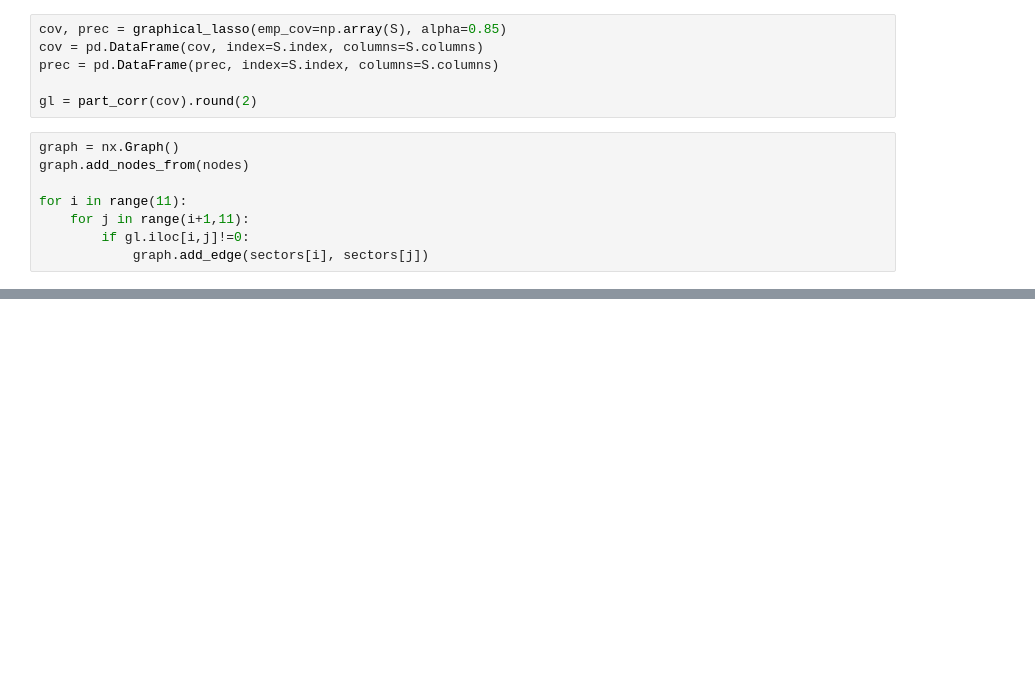
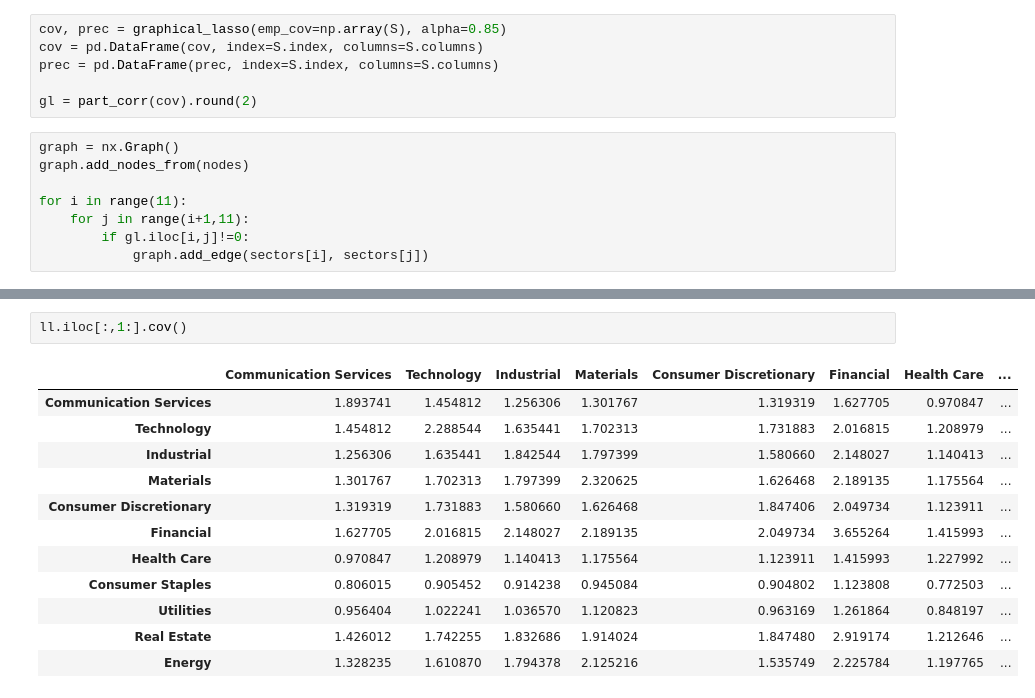
Before and after one commit to MegaCookies88/MSc.-Thesis-EVT-SP500, a Jupyter notebook: Jupyter_Notebooks/EPCA.ipynb, the cells around one changed output, grey strips where cells are left out. Cells and saved outputs as stored; diff of their text form; blank space fills up the shorter version.

```diff
--- a/Jupyter_Notebooks/EPCA.ipynb
+++ b/Jupyter_Notebooks/EPCA.ipynb
@@ -521,0 +530,15 @@ plt.show()
+# %%
+ll.iloc[:,1:].cov()
+# %% [output]
+|  | Communication Services | Technology | Industrial | Materials | Consumer Discretionary | Financial | Health Care | ... |
+| Communication Services | 1.893741 | 1.454812 | 1.256306 | 1.301767 | 1.319319 | 1.627705 | 0.970847 | ... |
+| Technology | 1.454812 | 2.288544 | 1.635441 | 1.702313 | 1.731883 | 2.016815 | 1.208979 | ... |
+| Industrial | 1.256306 | 1.635441 | 1.842544 | 1.797399 | 1.580660 | 2.148027 | 1.140413 | ... |
+| Materials | 1.301767 | 1.702313 | 1.797399 | 2.320625 | 1.626468 | 2.189135 | 1.175564 | ... |
+| Consumer Discretionary | 1.319319 | 1.731883 | 1.580660 | 1.626468 | 1.847406 | 2.049734 | 1.123911 | ... |
+| Financial | 1.627705 | 2.016815 | 2.148027 | 2.189135 | 2.049734 | 3.655264 | 1.415993 | ... |
+| Health Care | 0.970847 | 1.208979 | 1.140413 | 1.175564 | 1.123911 | 1.415993 | 1.227992 | ... |
+| Consumer Staples | 0.806015 | 0.905452 | 0.914238 | 0.945084 | 0.904802 | 1.123808 | 0.772503 | ... |
+| Utilities | 0.956404 | 1.022241 | 1.036570 | 1.120823 | 0.963169 | 1.261864 | 0.848197 | ... |
+| Real Estate | 1.426012 | 1.742255 | 1.832686 | 1.914024 | 1.847480 | 2.919174 | 1.212646 | ... |
+| Energy | 1.328235 | 1.610870 | 1.794378 | 2.125216 | 1.535749 | 2.225784 | 1.197765 | ... |
```
Also changed, not shown: parts of 5 cells of this notebook.
